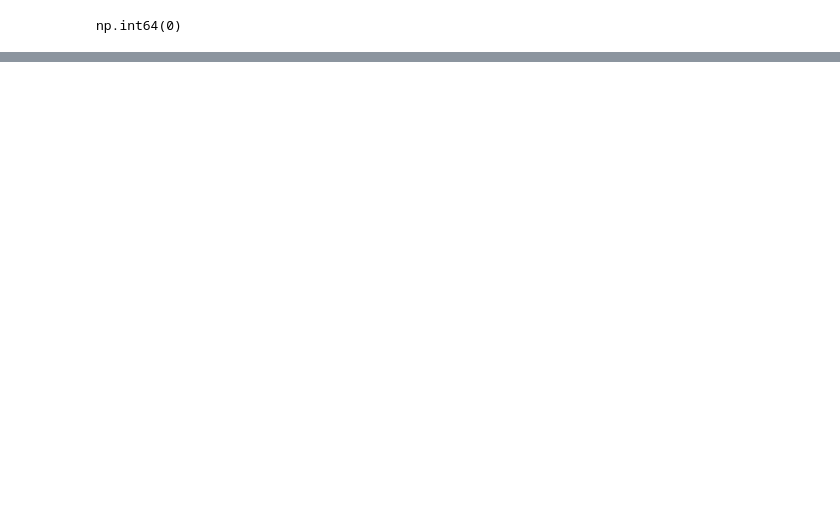
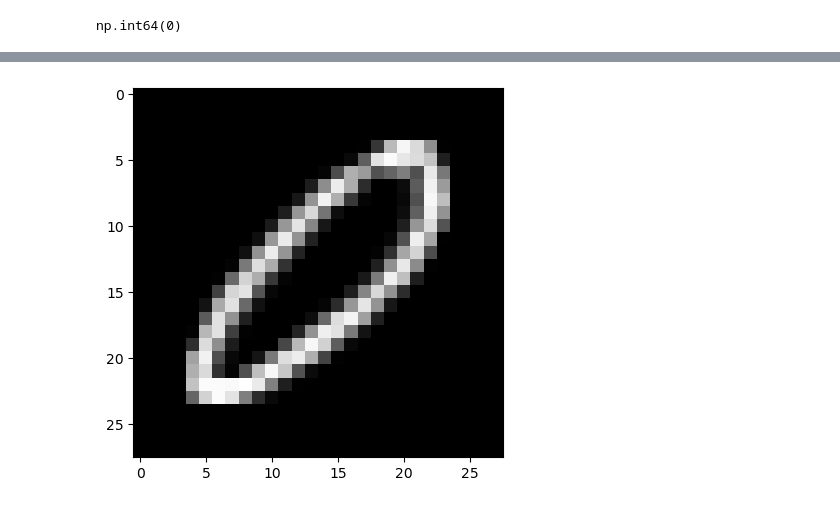
Before and after one commit to Sarthak-Paturkar/handwritten-alphabet-cnn, a Jupyter notebook: alphabets_cnn.ipynb, the cells around one changed output, grey strips where cells are left out. Saved outputs shown, nothing was run; the diff lists cells and outputs as text; code cells hidden in the pictures; blank space fills up the shorter version.

```diff
--- a/alphabets_cnn.ipynb
+++ b/alphabets_cnn.ipynb
@@ -112,0 +229,8 @@ X_train.shape
+# %%
+import random
+idx = random.randint(0, len(X_test) - 1)
+
+plt.imshow(X_test[idx],cmap='gray')
+plt.show()
+# %% [output]
+[figure, added]
```
Also changed, not shown: parts of 85 cells of this notebook, 2 other files.
